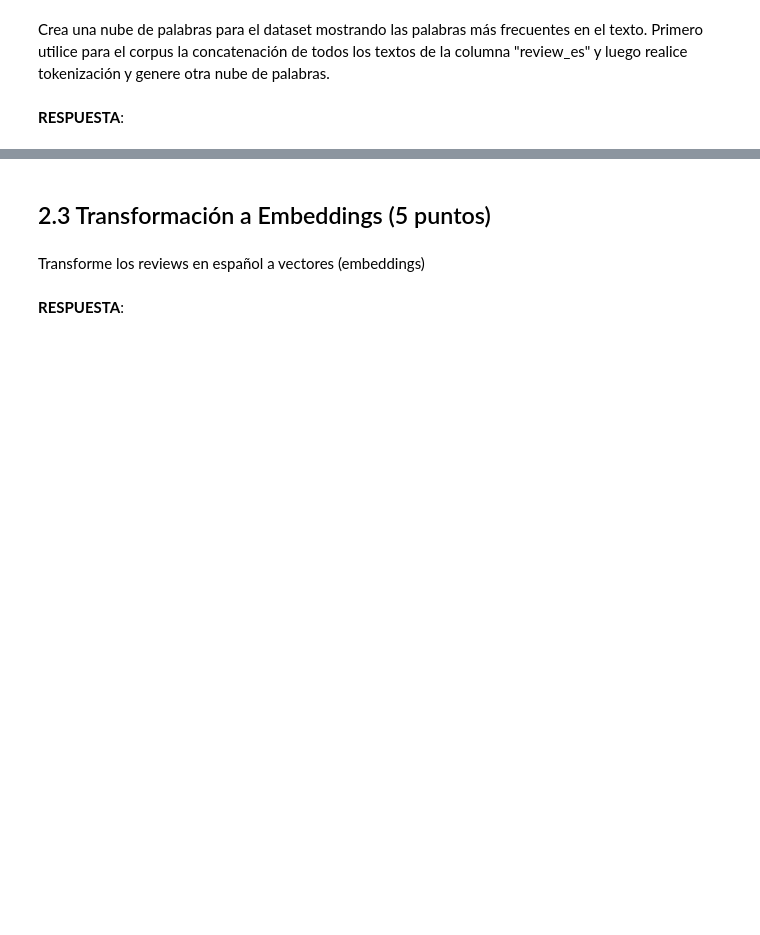
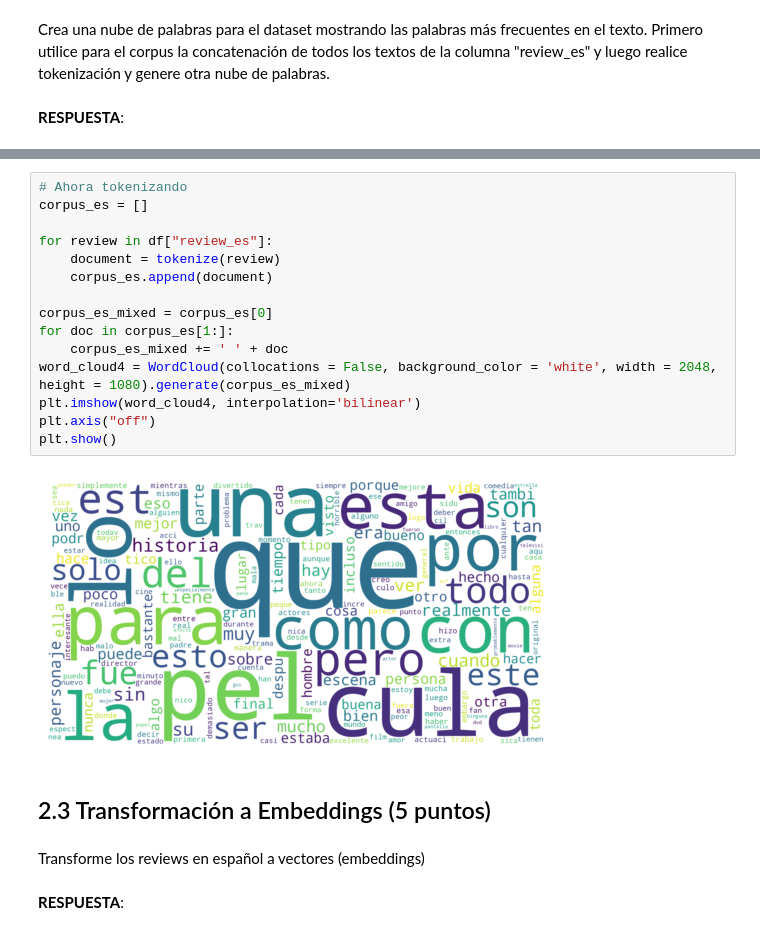
Before and after one commit to Larraguibel/NLP-projects, a Jupyter notebook: Tarea-1/T1_Vergara_Briones_Ignacio.ipynb (2).ipynb, the cells around one changed output, grey strips where cells are left out. Cells and saved outputs as stored; diff of their text form; blank space fills up the shorter version.

```diff
--- a/Tarea-1/T1_Vergara_Briones_Ignacio.ipynb (2).ipynb
+++ b/Tarea-1/T1_Vergara_Briones_Ignacio.ipynb (2).ipynb
@@ -242,3 +383,20 @@ Crea una nube de palabras para el dataset mostrando las palabras más frecuentes
+# %%
+# Ahora tokenizando
+corpus_es = []
+
+for review in df["review_es"]:
+    document = tokenize(review)
+    corpus_es.append(document)
+
+corpus_es_mixed = corpus_es[0]
+for doc in corpus_es[1:]:
+    corpus_es_mixed += ' ' + doc
+word_cloud4 = WordCloud(collocations = False, background_color = 'white', width = 2048, height = 1080).generate(corpus_es_mixed)
+plt.imshow(word_cloud4, interpolation='bilinear')
+plt.axis("off")
+plt.show()
+# %% [output]
+[figure, added]
 # %% [markdown]
 ## 2.3 Transformación a Embeddings (5 puntos)
 # %% [markdown]
```
Also changed, not shown: parts of 26 cells of this notebook.
